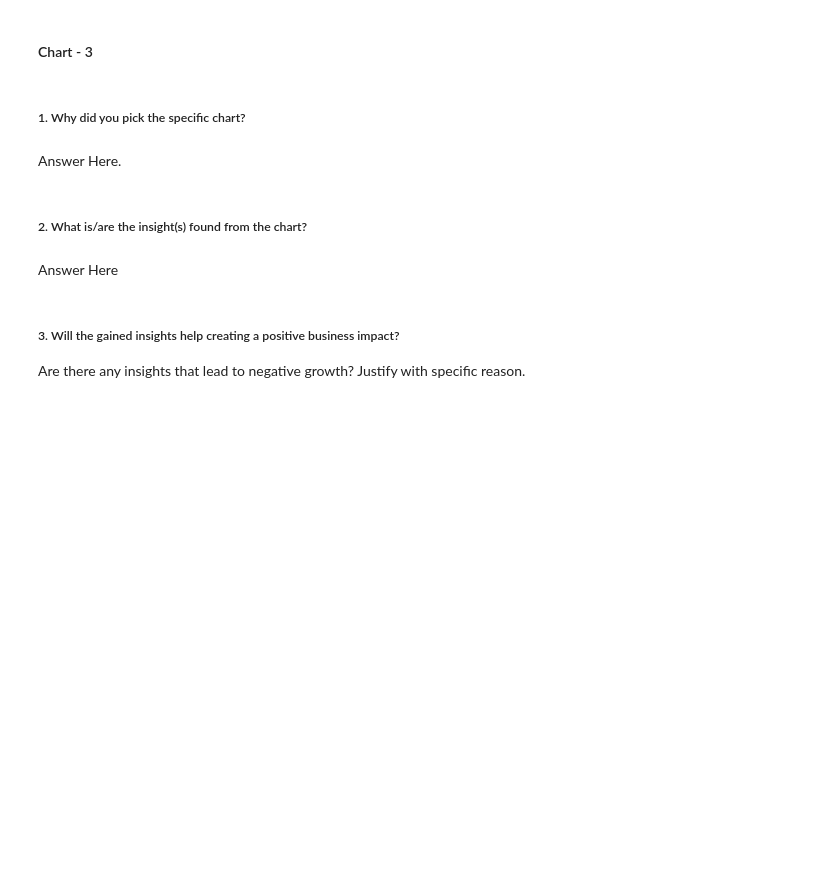
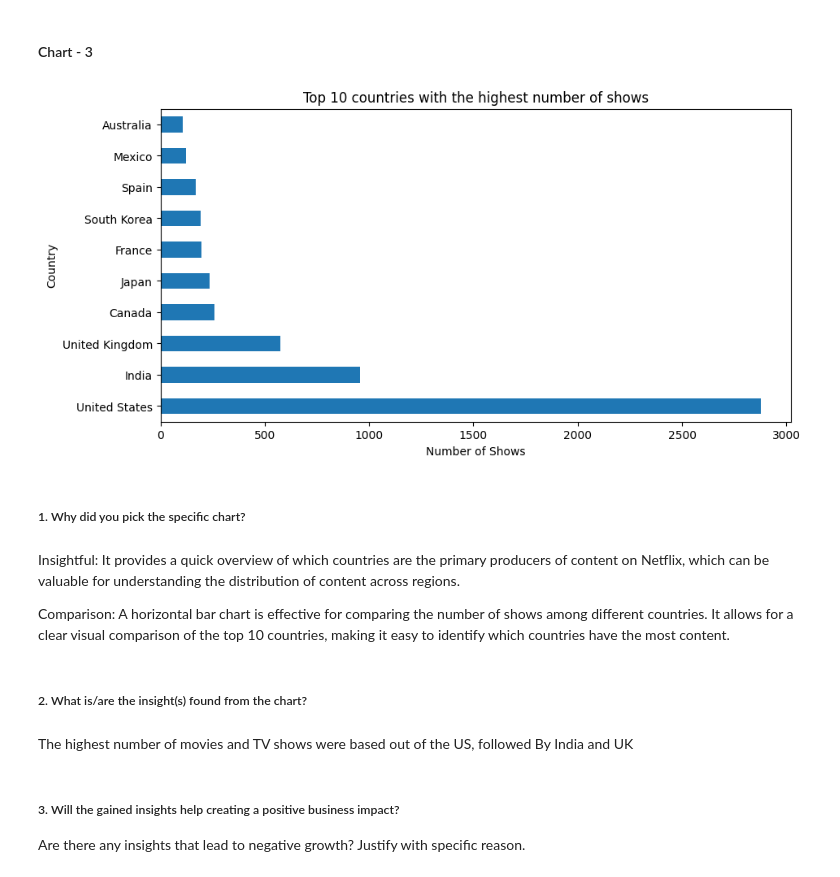
Before and after one commit to RahulSaini789/Netflix_TVshow_Movies_Clustering, a Jupyter notebook: Sample ML Submission Template.ipynb, the cells around one changed output. Drawn from its saved outputs; the diff is of its cells as text; code cells hidden in the pictures; blank space fills up the shorter version.

```diff
--- a/Sample ML Submission Template.ipynb
+++ b/Sample ML Submission Template.ipynb
@@ -554,11 +648,24 @@ Answer Here
+# %%
+# Chart - 3 visualization code
+plt.figure(figsize=(10, 5))
+df[~(df['country'] == 'Unknown')]['country'].value_counts().nlargest(
+    10).plot(kind='barh')
+plt.title('Top 10 countries with the highest number of shows')
+plt.xlabel('Number of Shows')
+plt.ylabel('Country')
+plt.show()
+# %% [output]
+[figure, added]
 # %% [markdown]
 ##### 1. Why did you pick the specific chart?
-# %% [markdown]
-Answer Here.
+# %% [markdown]
+Insightful: It provides a quick overview of which countries are the primary producers of content on Netflix, which can be valuable for understanding the distribution of content across regions.
+
+Comparison: A horizontal bar chart is effective for comparing the number of shows among different countries. It allows for a clear visual comparison of the top 10 countries, making it easy to identify which countries have the most content.
 # %% [markdown]
 ##### 2. What is/are the insight(s) found from the chart?
-# %% [markdown]
-Answer Here
+# %% [markdown]
+The highest number of movies and TV shows were based out of the US, followed By India and UK
 # %% [markdown]
 ##### 3. Will the gained insights help creating a positive business impact?
 Are there any insights that lead to negative growth? Justify with specific reason.
```
Also changed, not shown: parts of 89 cells of this notebook, 3 other files.
